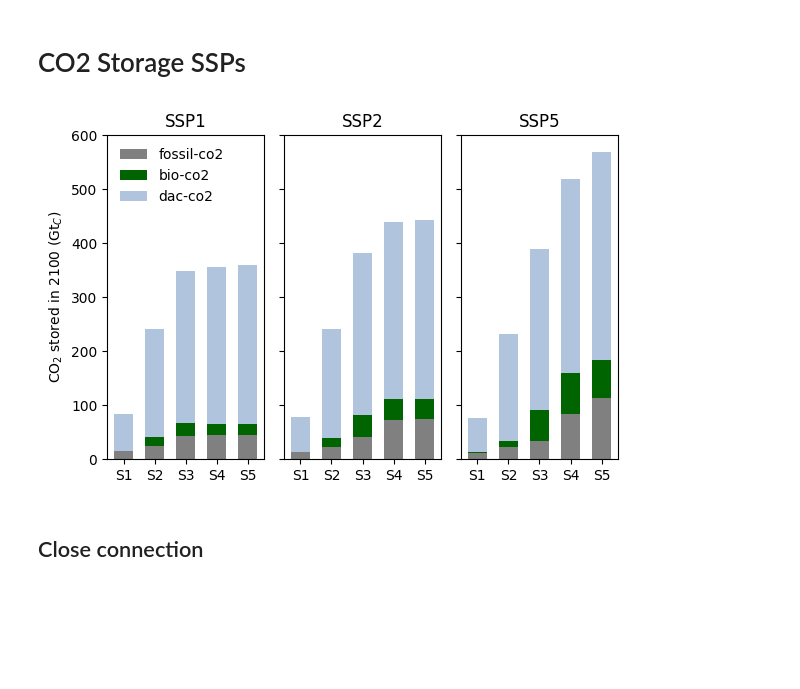
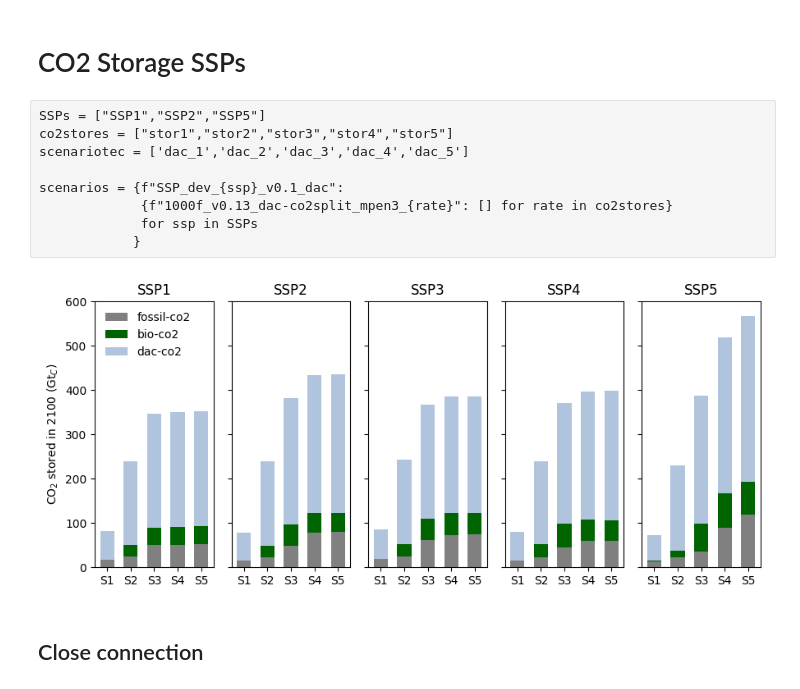
Before and after one commit to ywpratama/message_ix, a Jupyter notebook: tutorial/dac_scenarios/SSPs/[SSP_dev] Summary Report CO2 storage - CO2 Infrastucture Split.ipynb, the cells around one changed output. Cells and saved outputs as stored; diff of their text form; code cells hidden in the pictures; blank space fills up the shorter version.

Commit message:
Add co2 storage share to test

```diff
--- a/tutorial/dac_scenarios/SSPs/[SSP_dev] Summary Report CO2 storage - CO2 Infrastucture Split.ipynb
+++ b/tutorial/dac_scenarios/SSPs/[SSP_dev] Summary Report CO2 storage - CO2 Infrastucture Split.ipynb
@@ -80,6 +77,9 @@ for k,v in scenarios.items():
                    .groupby(["node_loc"]).sum())
         removal.loc["World"] = removal.sum(axis=0)
         scenarios[k][k1] = removal
+# %%
+colors = {"SSP1":"tab:red","SSP2":"tab:orange","SSP3":"tab:green","SSP4":"tab:blue","SSP5":"tab:purple",}
+lines = {"stor1":"-","stor2":"--","stor3":"-.","stor4":":","stor5":(0, (3, 1, 1, 1, 1, 1))}
 # %%
 plt.figure(figsize=(4.5,4))
 for ssp in SSPs:
@@ -89,7 +89,7 @@ for ssp in SSPs:
 
         if ssp == "SSP1":
             kwargs = {"label": f"{ssp}-{rate}"}
-        elif ssp != "SSP1" and rate == "store1":
+        elif ssp != "SSP1" and rate == "stor1":
             kwargs = {"label": f"{ssp}"}
         else:
             kwargs = {}
@@ -155,14 +179,14 @@ plt.show()
 # %% [markdown]
 # CO2 Storage SSPs
-# %%
-SSPs = ["SSP1","SSP2","SSP5"]
-co2stores = ["stor1","stor2","stor3","stor4","stor5"]
-scenariotec = ['dac_1','dac_2','dac_3','dac_4','dac_5']
-
-scenarios = {f"SSP_dev_{ssp}_v0.1_dac":
-             {f"1000f_v0.13_dac-co2split_mpen3_{rate}": [] for rate in co2stores}
-             for ssp in SSPs
-            }
+# %% [raw]
+SSPs = ["SSP1","SSP2","SSP5"]
+co2stores = ["stor1","stor2","stor3","stor4","stor5"]
+scenariotec = ['dac_1','dac_2','dac_3','dac_4','dac_5']
+
+scenarios = {f"SSP_dev_{ssp}_v0.1_dac":
+             {f"1000f_v0.13_dac-co2split_mpen3_{rate}": [] for rate in co2stores}
+             for ssp in SSPs
+            }
 # %%
 storage_list = []
 for ssp in SSPs:
@@ -195,48 +219,66 @@ ssp1_total_stor = ssp1_total_stor.transpose()
 ssp2_total_stor = pd.concat(storage_list[5:10], axis=1).transpose()
 ssp2_total_stor.index = mpen_names
 ssp2_total_stor = ssp2_total_stor.transpose()
-ssp5_total_stor = pd.concat(storage_list[10:15], axis=1).transpose()
+ssp3_total_stor = pd.concat(storage_list[10:15], axis=1).transpose()
+ssp3_total_stor.index = mpen_names
+ssp3_total_stor = ssp3_total_stor.transpose()
+ssp4_total_stor = pd.concat(storage_list[15:20], axis=1).transpose()
+ssp4_total_stor.index = mpen_names
+ssp4_total_stor = ssp4_total_stor.transpose()
+ssp5_total_stor = pd.concat(storage_list[20:25], axis=1).transpose()
 ssp5_total_stor.index = mpen_names
 ssp5_total_stor = ssp5_total_stor.transpose()
 
-ssp_total_stor = [ssp1_total_stor,ssp2_total_stor,ssp5_total_stor]
+ssp_total_stor = [ssp1_total_stor,ssp2_total_stor,ssp3_total_stor,ssp4_total_stor,ssp5_total_stor]
 # %%
 colors = {"fossil-co2":"gray","bio-co2":"darkgreen","dac-co2":"lightsteelblue"}
 
 width = 0.6
 
-fig, axs = plt.subplots(ncols=3, sharex=True, sharey=True, figsize=(6,4))
+fig, axs = plt.subplots(ncols=5, sharex=True, sharey=True, figsize=(9,4))
 bottom1 = np.zeros(5)
 bottom2 = np.zeros(5)
+bottom3 = np.zeros(5)
+bottom4 = np.zeros(5)
 bottom5 = np.zeros(5)
 
 for source in colors.keys():
     ssp1 = axs[0].bar(ssp1_total_stor.columns, ssp1_total_stor.loc[source], width, label=source, bottom=bottom1,
                color = colors[source]
               )
     ssp2 = axs[1].bar(ssp2_total_stor.columns, ssp2_total_stor.loc[source], width, label=source, bottom=bottom2,
                color = colors[source]
               )
-    ssp5 = axs[2].bar(ssp5_total_stor.columns, ssp5_total_stor.loc[source], width, label=source, bottom=bottom5,
+    ssp3 = axs[2].bar(ssp3_total_stor.columns, ssp3_total_stor.loc[source], width, label=source, bottom=bottom3,
+               color = colors[source]
+              )
+    ssp4 = axs[3].bar(ssp4_total_stor.columns, ssp4_total_stor.loc[source], width, label=source, bottom=bottom4,
+               color = colors[source]
+              )
+    ssp5 = axs[4].bar(ssp5_total_stor.columns, ssp5_total_stor.loc[source], width, label=source, bottom=bottom5,
                color = colors[source]
               )
 
     bottom1 += ssp1_total_stor.loc[source]
     bottom2 += ssp2_total_stor.loc[source]
+    bottom3 += ssp3_total_stor.loc[source]
+    bottom4 += ssp4_total_stor.loc[source]
     bottom5 += ssp5_total_stor.loc[source]
 
 #ax.set_xticks(range(2025,2045,5))
 axs[0].set_title("SSP1")
 axs[1].set_title("SSP2")
-axs[2].set_title("SSP5")
+axs[2].set_title("SSP3")
+axs[3].set_title("SSP4")
+axs[4].set_title("SSP5")
 axs[0].set_ylim(0,600)
 axs[0].set_ylabel("CO$_2$ stored in 2100 (Gt$_C$)")
 axs[0].legend(loc="upper left", frameon=False)
 plt.tight_layout()
 plt.savefig("cum_co2stored.jpeg",dpi=300)
 plt.show()
 # %% [output]
-[figure, old version]
+[figure, new version]
 # %% [markdown]
 ## Close connection
 # %%
```
Also changed, not shown: parts of 6 cells of this notebook, 12 other files.
